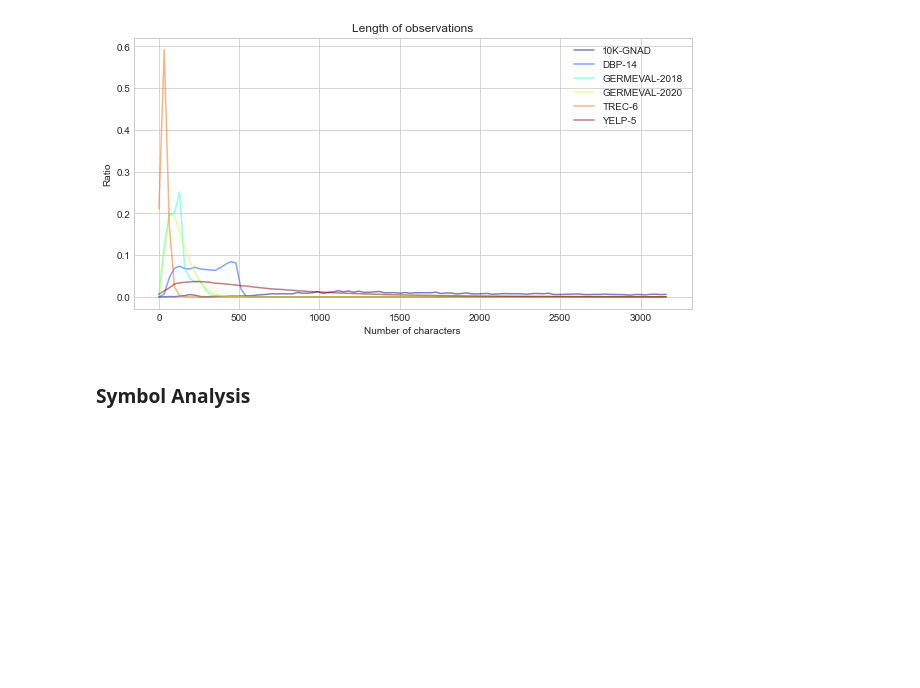
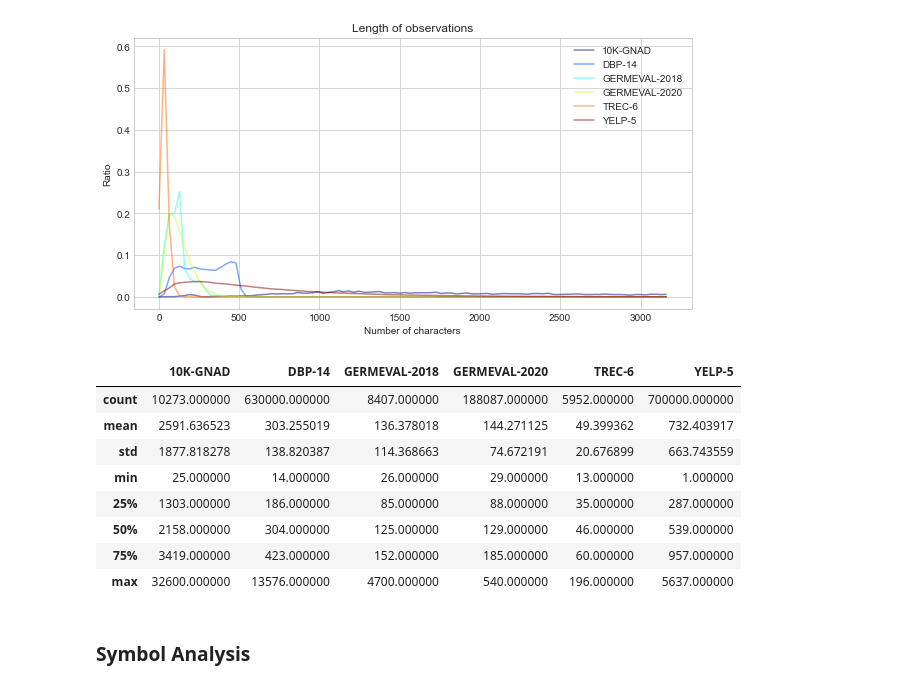
Before and after one commit to freecraver/zimp_experiments, a Jupyter notebook: pos/character_eval.ipynb, the cells around one changed output. Drawn from its saved outputs; the diff is of its cells as text; code cells hidden in the pictures; blank space fills up the shorter version.

```diff
--- a/pos/character_eval.ipynb
+++ b/pos/character_eval.ipynb
@@ -124,6 +124,19 @@ violin_plot(df)
 cropped_line_plot(df_rel)
 # %% [output]
 [figure]
+# %%
+df_len = pd.concat([df.index.repeat(df[col].fillna(0)).to_series().describe() for col in df.columns], axis=1, keys=df.columns)
+df_len
+# %% [output]
+|  | 10K-GNAD | DBP-14 | GERMEVAL-2018 | GERMEVAL-2020 | TREC-6 | YELP-5 |
+| count | 10273.000000 | 630000.000000 | 8407.000000 | 188087.000000 | 5952.000000 | 700000.000000 |
+| mean | 2591.636523 | 303.255019 | 136.378018 | 144.271125 | 49.399362 | 732.403917 |
+| std | 1877.818278 | 138.820387 | 114.368663 | 74.672191 | 20.676899 | 663.743559 |
+| min | 25.000000 | 14.000000 | 26.000000 | 29.000000 | 13.000000 | 1.000000 |
+| 25% | 1303.000000 | 186.000000 | 85.000000 | 88.000000 | 35.000000 | 287.000000 |
+| 50% | 2158.000000 | 304.000000 | 125.000000 | 129.000000 | 46.000000 | 539.000000 |
+| 75% | 3419.000000 | 423.000000 | 152.000000 | 185.000000 | 60.000000 | 957.000000 |
+| max | 32600.000000 | 13576.000000 | 4700.000000 | 540.000000 | 196.000000 | 5637.000000 |
 # %% [markdown]
 ### Symbol Analysis
 # %%
```
Also changed, not shown: parts of 11 cells of this notebook, 2 other files.
